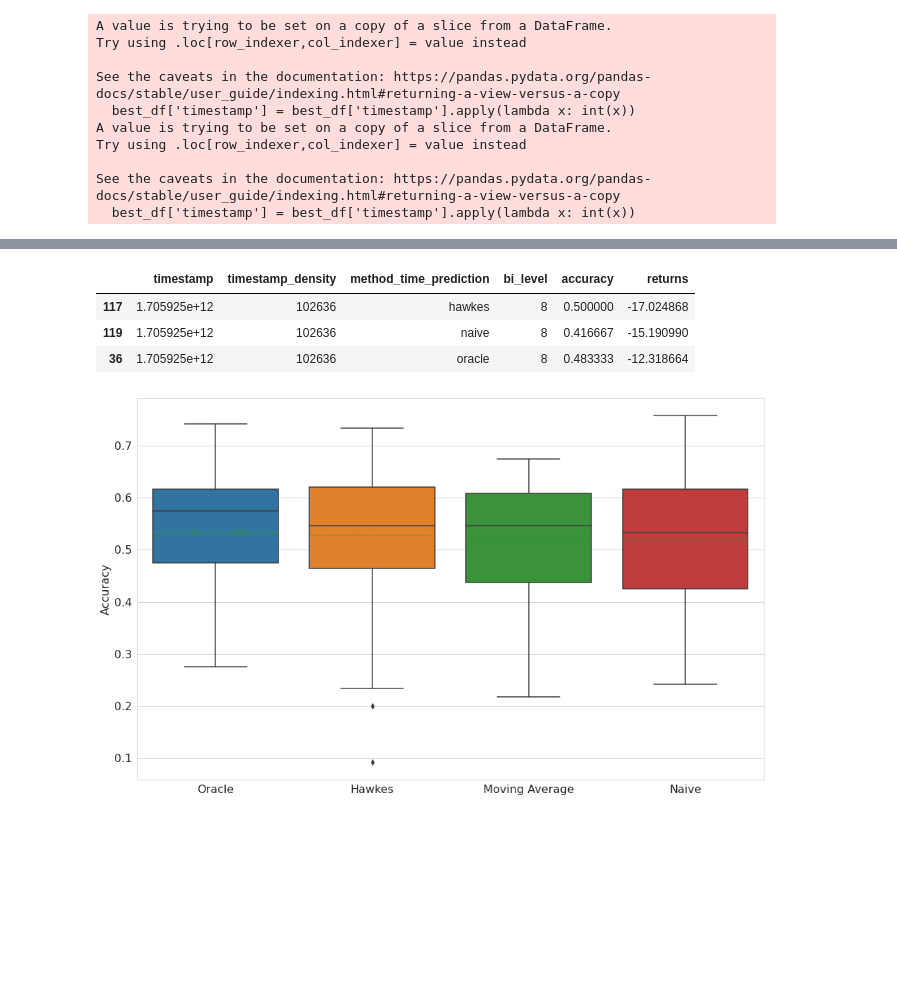
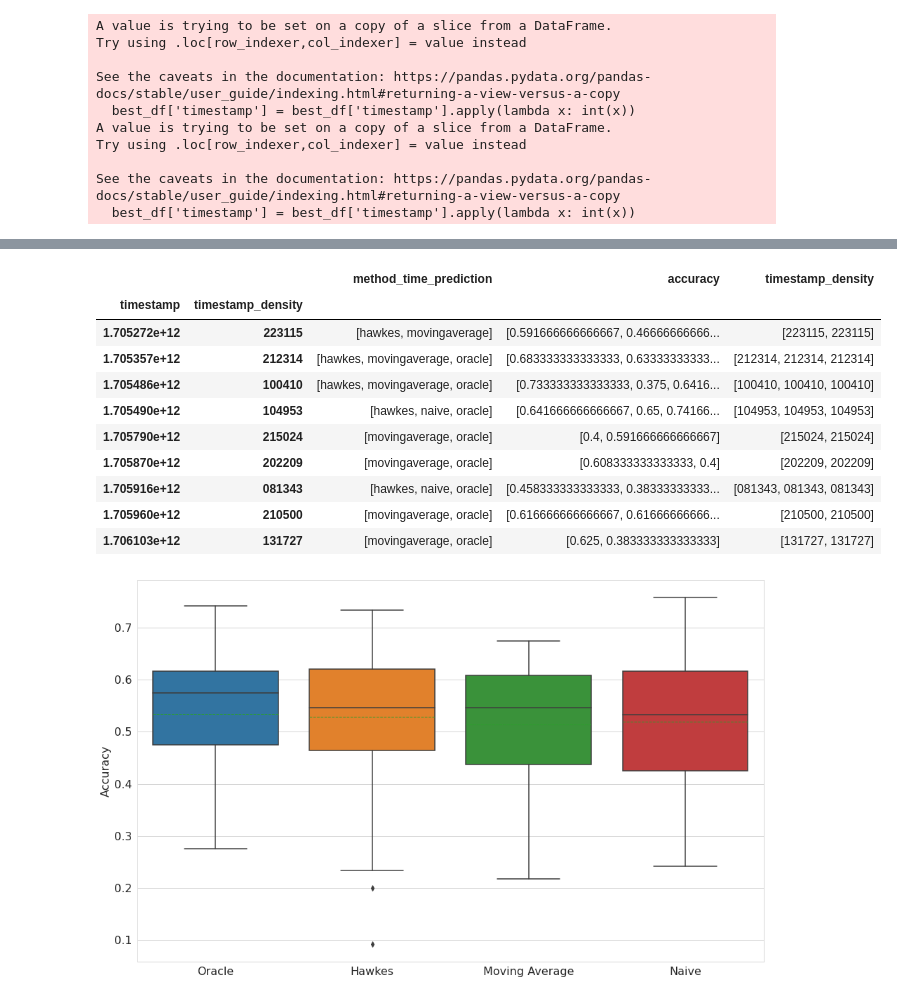
Before and after one commit to daxus4/hawkes, a Jupyter notebook: notebooks/plot_accuracy.ipynb, the cells around one changed output, grey strips where cells are left out. Saved outputs shown, nothing was run; the diff lists cells and outputs as text; code cells hidden in the pictures; blank space fills up the shorter version.

```diff
--- a/notebooks/plot_accuracy.ipynb
+++ b/notebooks/plot_accuracy.ipynb
@@ -137,9 +85,2 @@ densities_descriptions[densities_descriptions['method_time_prediction'] < 4]
 | 40 | 1705960026847 | 210500 | 2 | 2 | 2 | 2 |
 | 55 | 1706102874539 | 131727 | 2 | 2 | 2 | 2 |
-# %%
-plot_df[plot_df['timestamp_density'] == '102636'] # 211536, 115318
-# %% [output]
-|  | timestamp | timestamp_density | method_time_prediction | bi_level | accuracy | returns |
-| 117 | 1.705925e+12 | 102636 | hawkes | 8 | 0.500000 | -17.024868 |
-| 119 | 1.705925e+12 | 102636 | naive | 8 | 0.416667 | -15.190990 |
-| 36 | 1.705925e+12 | 102636 | oracle | 8 | 0.483333 | -12.318664 |
@@ -148,3 +87,18 @@ plot_df
+# %%
+densities_descriptions=plot_df.groupby(['timestamp', 'timestamp_density']).agg({'method_time_prediction': list, 'accuracy': list, 'timestamp_density': list})
+densities_descriptions[densities_descriptions['method_time_prediction'].apply(lambda x: len(x) < 4)]
+# %% [output]
+|  |  | method_time_prediction | accuracy | timestamp_density |
+| timestamp | timestamp_density |  |  |  |
+| 1.705272e+12 | 223115 | [hawkes, movingaverage] | [0.591666666666667, 0.46666666666... | [223115, 223115] |
+| 1.705357e+12 | 212314 | [hawkes, movingaverage, oracle] | [0.683333333333333, 0.63333333333... | [212314, 212314, 212314] |
+| 1.705486e+12 | 100410 | [hawkes, movingaverage, oracle] | [0.733333333333333, 0.375, 0.6416... | [100410, 100410, 100410] |
+| 1.705490e+12 | 104953 | [hawkes, naive, oracle] | [0.641666666666667, 0.65, 0.74166... | [104953, 104953, 104953] |
+| 1.705790e+12 | 215024 | [movingaverage, oracle] | [0.4, 0.591666666666667] | [215024, 215024] |
+| 1.705870e+12 | 202209 | [movingaverage, oracle] | [0.608333333333333, 0.4] | [202209, 202209] |
+| 1.705916e+12 | 081343 | [hawkes, naive, oracle] | [0.458333333333333, 0.38333333333... | [081343, 081343, 081343] |
+| 1.705960e+12 | 210500 | [movingaverage, oracle] | [0.616666666666667, 0.61666666666... | [210500, 210500] |
+| 1.706103e+12 | 131727 | [movingaverage, oracle] | [0.625, 0.383333333333333] | [131727, 131727] |
 # %%
 plt.rcParams["figure.figsize"] = (16,10)
 order = ['oracle', 'hawkes', 'movingaverage', 'naive']
```
Also changed, not shown: parts of 10 cells of this notebook, 3 other files.
